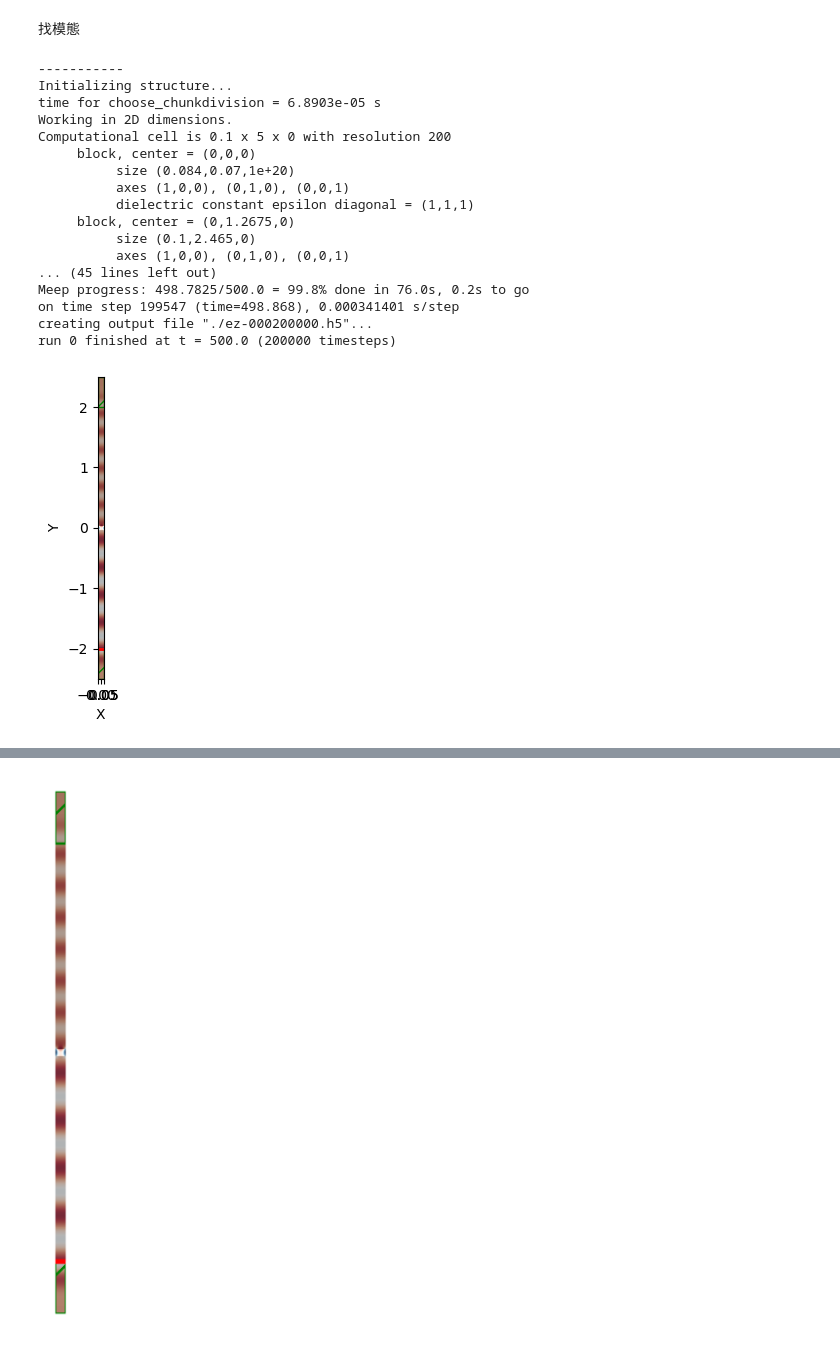
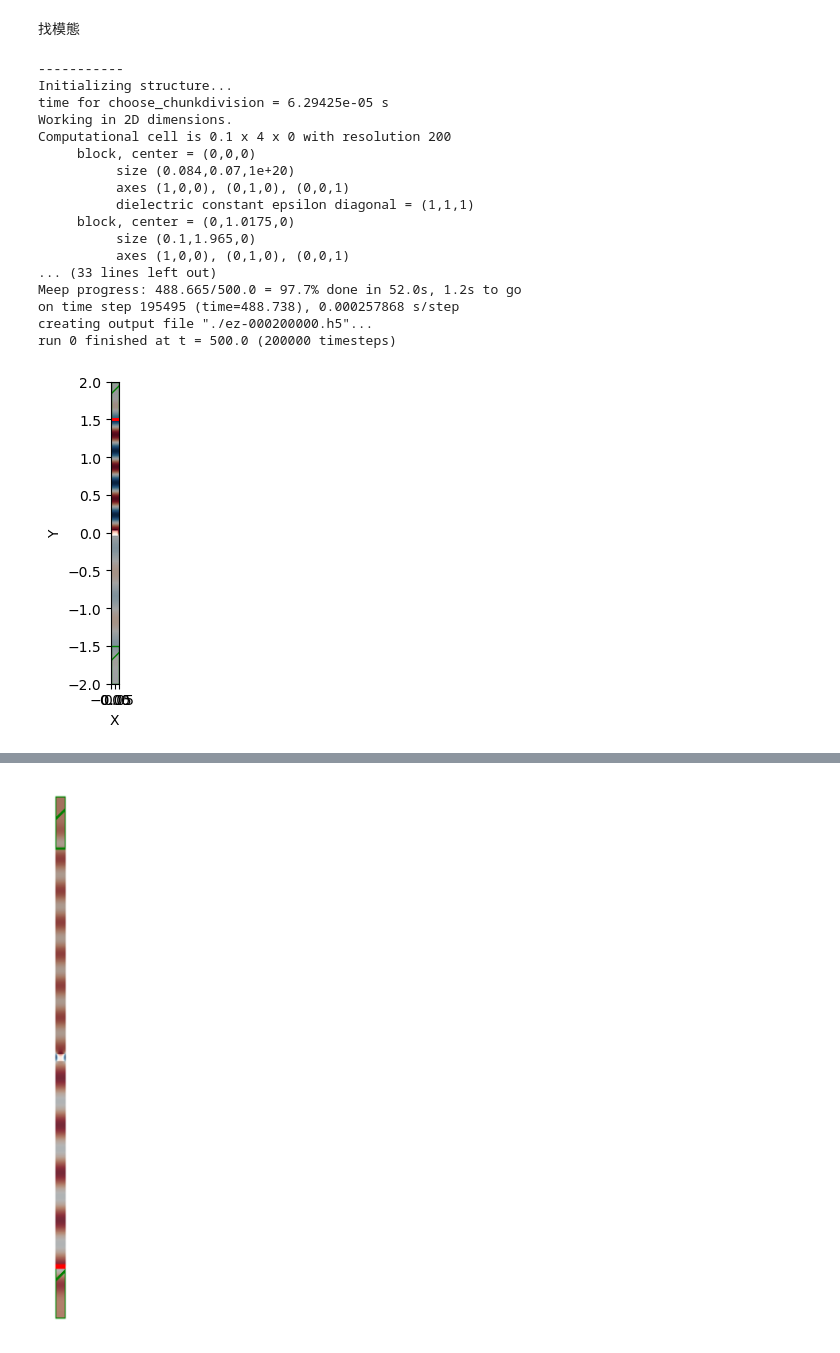
Before and after one commit to coyoung41/GH-shift, a Jupyter notebook: silver_grating_subwavelength.ipynb, the cells around one changed output, grey strips where cells are left out. Cells and saved outputs as stored; diff of their text form; code cells hidden in the pictures.

Commit message:
source position correction

```diff
--- a/silver_grating_subwavelength.ipynb
+++ b/silver_grating_subwavelength.ipynb
@@ -202,9 +185,9 @@ tg=0.07
 n=1.5
 
 grating_num=501
-celly=30
-cellx=P*grating num
-wavelength=0.456
+celly=3
+cellx=P
+wavelength=0.639
 
 k_point=mp.Vector3(0,0,0)
 dpml = 0.5  # thickness of PML layers
@@ -226,45 +209,51 @@ geometry =[mp.Block(size=mp.Vector3(W,tg,mp.inf),
 sources = [mp.Source(
         src=mp.ContinuousSource(fq),
         component=mp.Ex,
-        center=mp.Vector3(0,-celly/2,0),
+        center=mp.Vector3(0,celly/2,0),
+        size=mp.Vector3(cellx,0,0),
+    ),
+           mp.Source(
+        src=mp.ContinuousSource(fq),
+        component=mp.Hz,
+        center=mp.Vector3(0,celly/2,0),
         size=mp.Vector3(cellx,0,0),
     )
 ]
 
 sim = mp.Simulation(
     cell_size=cell,
     sources=sources,
     geometry=geometry,
     boundary_layers=pml_layers,
     resolution=resolution,
     default_material=mp.Medium(index=1),
     k_point=k_point
 )
 
 t = 500  # run time
 sim.run(mp.at_end(mp.output_efield_z), until=t)
 plt.figure(dpi=100)
 sim.plot2D(fields=mp.Hz)
 plt.show()
 # %% [output]
 -----------
 Initializing structure...
-time for choose_chunkdivision = 6.8903e-05 s
+time for choose_chunkdivision = 6.29425e-05 s
 Working in 2D dimensions.
-Computational cell is 0.1 x 5 x 0 with resolution 200
+Computational cell is 0.1 x 4 x 0 with resolution 200
      block, center = (0,0,0)
           size (0.084,0.07,1e+20)
           axes (1,0,0), (0,1,0), (0,0,1)
           dielectric constant epsilon diagonal = (1,1,1)
-     block, center = (0,1.2675,0)
-          size (0.1,2.465,0)
+     block, center = (0,1.0175,0)
+          size (0.1,1.965,0)
           axes (1,0,0), (0,1,0), (0,0,1)
-... (45 lines left out)
-Meep progress: 498.7825/500.0 = 99.8% done in 76.0s, 0.2s to go
-on time step 199547 (time=498.868), 0.000341401 s/step
+... (33 lines left out)
+Meep progress: 488.665/500.0 = 97.7% done in 52.0s, 1.2s to go
+on time step 195495 (time=488.738), 0.000257868 s/step
 creating output file "./ez-000200000.h5"...
 run 0 finished at t = 500.0 (200000 timesteps)
-[figure, old version]
+[figure, new version]
 # %%
 plt.figure(dpi=1000)
 sim.plot2D(fields=mp.Hz)
```
Also changed, not shown: parts of 5 cells of this notebook.
